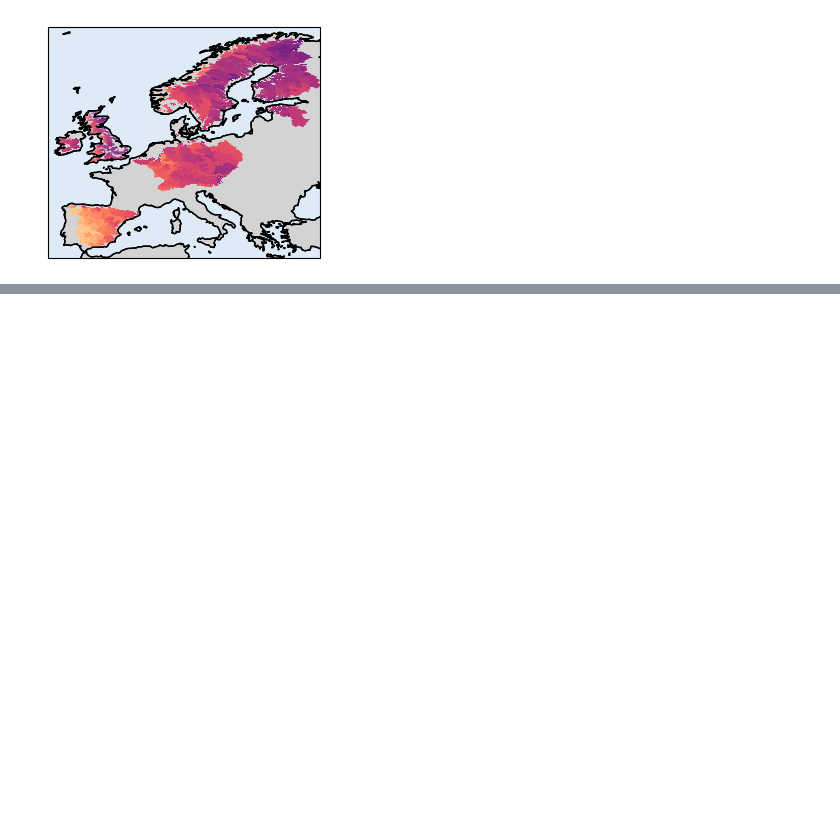
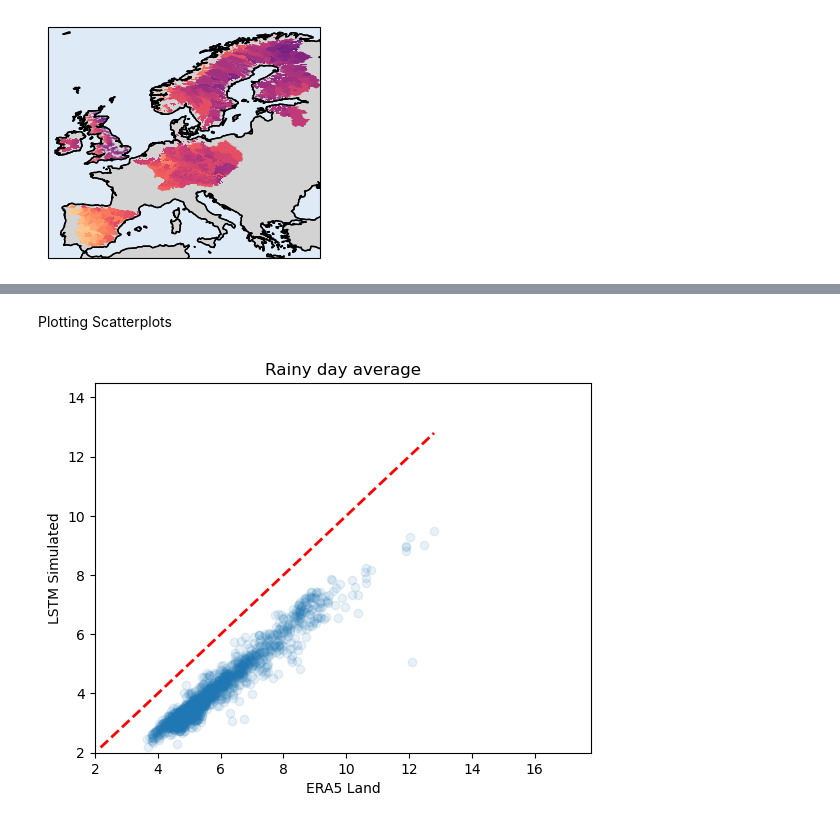
Before and after one commit to Ash-Manoj/lstm_backward, a Jupyter notebook: results/with_discharge/spatial_analysis.ipynb, the cells around one changed output, grey strips where cells are left out. Saved outputs shown, nothing was run; the diff lists cells and outputs as text; code cells hidden in the pictures; blank space fills up the shorter version.

Commit message:
scatterplot analysis

```diff
--- a/results/with_discharge/spatial_analysis.ipynb
+++ b/results/with_discharge/spatial_analysis.ipynb
@@ -478,0 +358,24 @@ See the caveats in the documentation: https://pandas.pydata.org/pandas-docs/stab
+# %% [markdown]
+Plotting Scatterplots
+# %%
+# Plot the scatter plot with alpha for transparency
+plt.scatter(merged['era5_avgprcp_rainy'], merged['y_sim_avgprcp_rainy'], alpha=0.1)
+
+# Add labels and title
+plt.xlabel('ERA5 Land')
+plt.ylabel('LSTM Simulated')
+plt.title('Rainy day average')
+
+# Set axis limits (optional, adjust as needed)
+plt.xlim(2, merged['era5_avgprcp_rainy'].max() + 5)  # Adding a margin
+plt.ylim(2, merged['y_sim_avgprcp_rainy'].max() + 5)  # Adding a margin
+
+# Add a 1:1 reference line (y = x)
+min_val = min(merged[['era5_avgprcp_rainy', 'y_sim_avgprcp_rainy']].min())
+max_val = max(merged[['era5_avgprcp_rainy', 'y_sim_avgprcp_rainy']].max())
+plt.plot([min_val, max_val], [min_val, max_val], 'r--', lw=2)
+
+# Show the plot
+plt.show()
+# %% [output]
+[figure, added]
```
Also changed, not shown: parts of 16 cells of this notebook, 1 other file.
